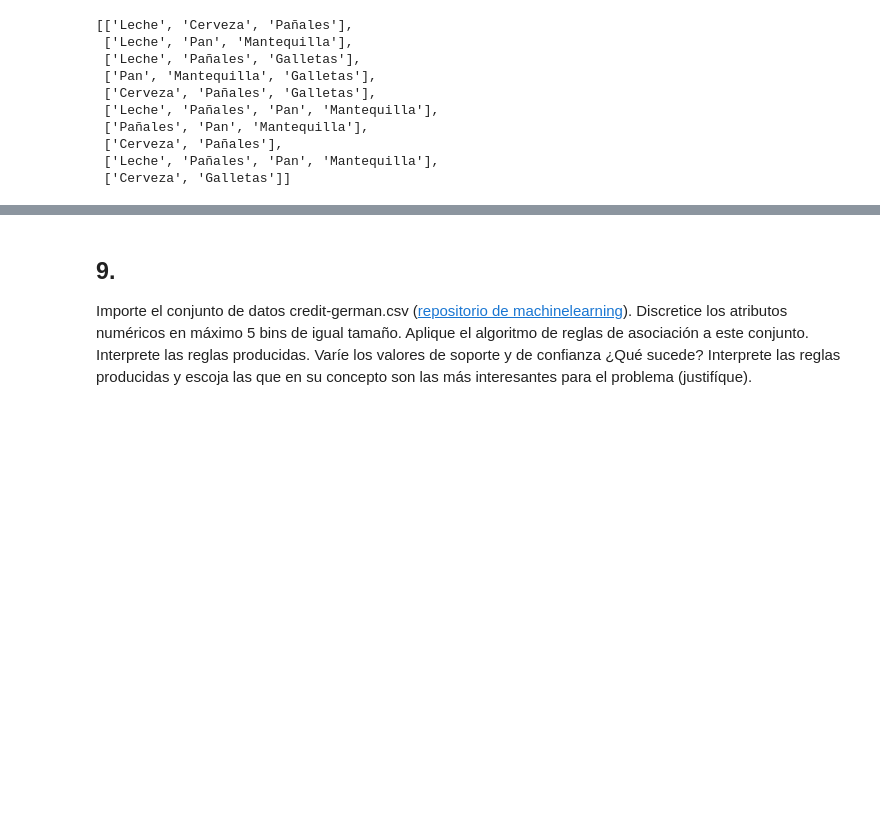
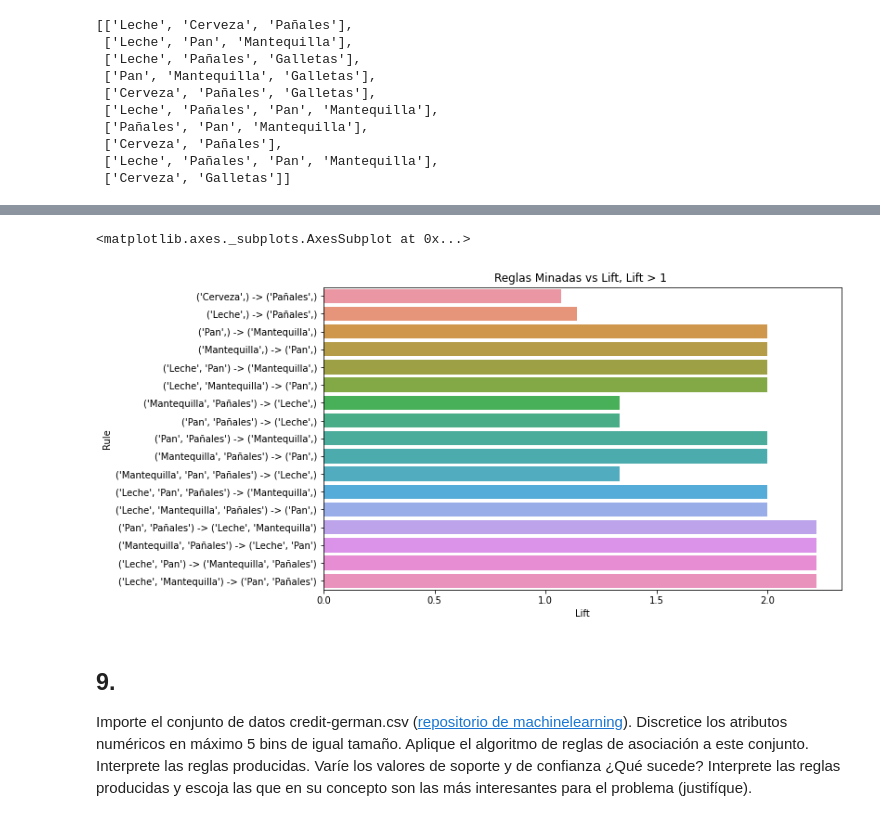
Before and after one commit to alejandro56664-2/unal-data-mining-machine-learning, a Jupyter notebook: Tarea3_JheisonMorales.ipynb, the cells around one changed output, grey strips where cells are left out. Saved outputs shown, nothing was run; the diff lists cells and outputs as text; code cells hidden in the pictures; blank space fills up the shorter version.

```diff
--- a/Tarea3_JheisonMorales.ipynb
+++ b/Tarea3_JheisonMorales.ipynb
@@ -903,3 +1003,14 @@ TODO
+# %%
+#Filtramos por Lift y Soporte
+df_rules_s_3_filt = df_rules_s_2[(df_rules_s_2['Lift'] > 1)]
+
+plt.figure(figsize=(10,6))
+# Add title
+plt.title("Reglas Minadas vs Lift, Lift > 1 ")
+sns.barplot(y=df_rules_s_3_filt.index, x=df_rules_s_3_filt['Lift'])
+# %% [output]
+<matplotlib.axes._subplots.AxesSubplot at 0x...>
+[figure, added]
 # %% [markdown]
 ## 9.
 
```
Also changed, not shown: parts of 45 cells of this notebook.
